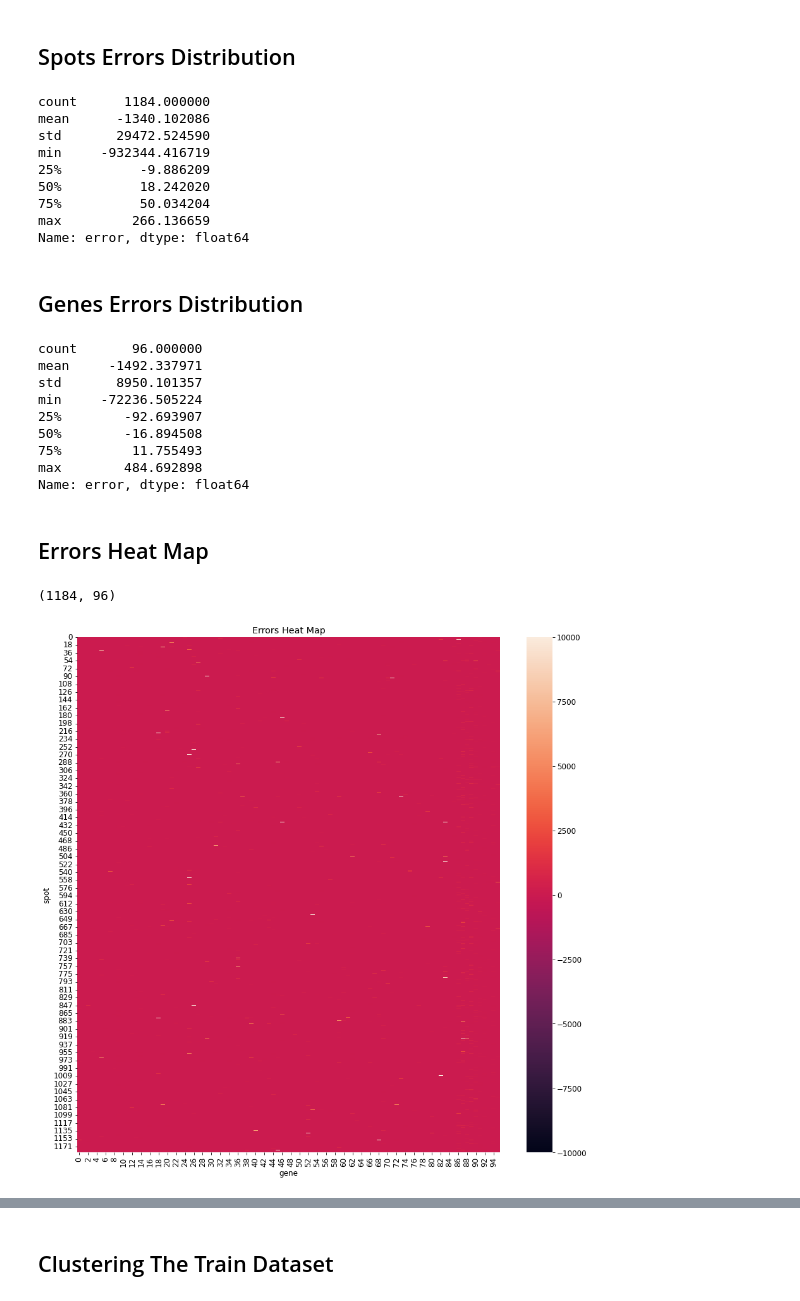
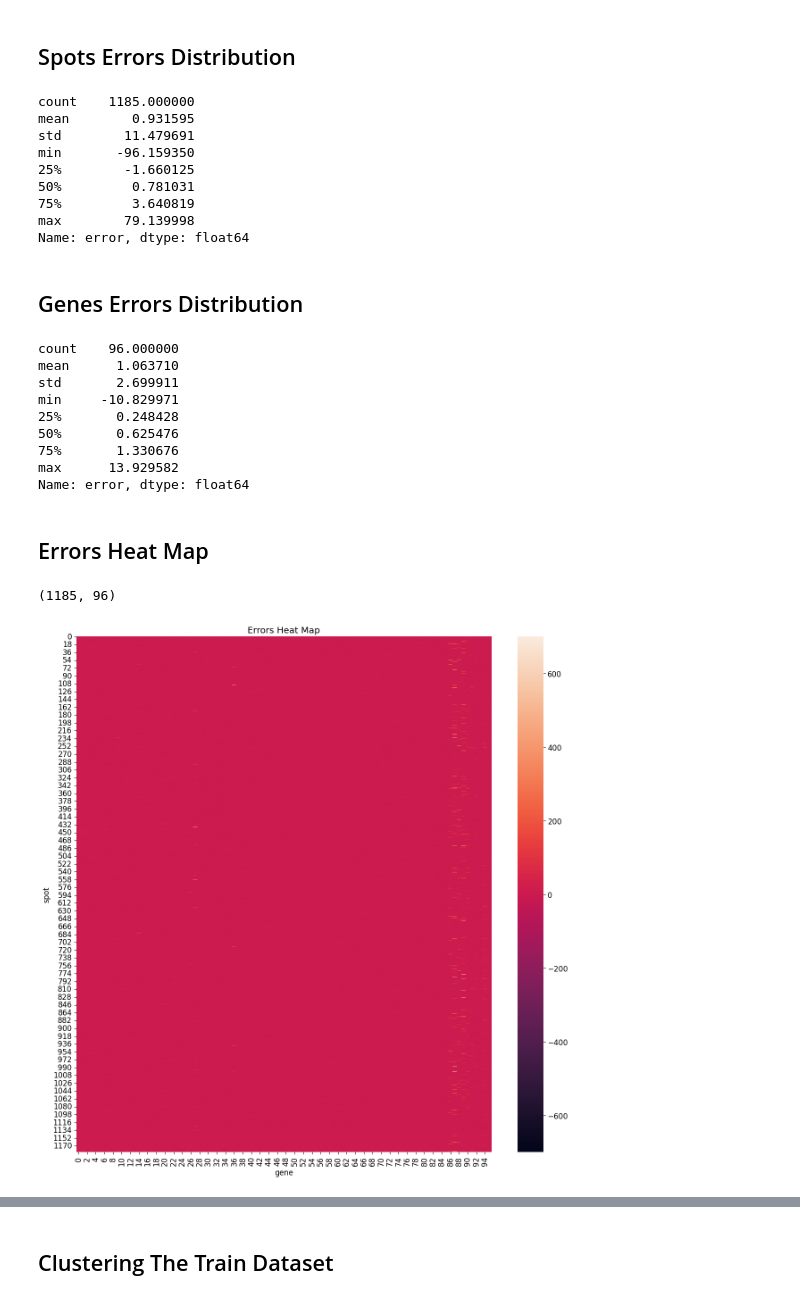
Before and after one commit to GuyAttia/MSC-Final-Project-ST, a Jupyter notebook: notebooks/Second Trial.ipynb, the cells around one changed output, grey strips where cells are left out. Saved outputs shown, nothing was run; the diff lists cells and outputs as text; code cells hidden in the pictures.

```diff
--- a/notebooks/Second Trial.ipynb
+++ b/notebooks/Second Trial.ipynb
@@ -217,9 +214,9 @@ dl_test_exp = dl_test
 # %%
 model_name='NMF'
 params = {
-    'learning_rate': 0.001,
+    'learning_rate': 0.1,
     'optimizer': "SGD",
-    'latent_dim': 10,
+    'latent_dim': 40,
     'batch_size': batch_size
 }
 # %%
@@ -227,8 +224,8 @@ model = get_model(model_name=model_name, params=params, dl_train=dl_train_exp)
 # %% [markdown]
 # Train Model
 # %%
-max_epochs = 5
-early_stopping = 4
+max_epochs = 300
+early_stopping = 15
 # %% [markdown]
 ## Load Optimizer
 # %%
@@ -339,33 +346,33 @@ Name: error, dtype: float64
 # %%
 spots_error_distribution(df_test_preds)
 # %% [output]
-count      1184.000000
-mean      -1340.102086
-std       29472.524590
-min     -932344.416719
-25%          -9.886209
-50%          18.242020
-75%          50.034204
-max         266.136659
+count    1185.000000
+mean        0.931595
+std        11.479691
+min       -96.159350
+25%        -1.660125
+50%         0.781031
+75%         3.640819
+max        79.139998
 Name: error, dtype: float64
 # %% [markdown]
 ## Genes Errors Distribution
 # %%
 genes_error_distribution(df_test_preds)
 # %% [output]
-count       96.000000
-mean     -1492.337971
-std       8950.101357
-min     -72236.505224
-25%        -92.693907
-50%        -16.894508
-75%         11.755493
-max        484.692898
+count    96.000000
+mean      1.063710
+std       2.699911
+min     -10.829971
+25%       0.248428
+50%       0.625476
+75%       1.330676
+max      13.929582
 Name: error, dtype: float64
 # %% [markdown]
 ## Errors Heat Map
 # %%
-error_heat_map(df_test_preds, vmin=-10000, vmax=10000)
+error_heat_map(df_test_preds, vmin=-700, vmax=700)
 # %% [output]
-(1184, 96)
+(1185, 96)
-[figure, old version]
+[figure, new version]
```
Also changed, not shown: parts of 16 cells of this notebook, 7 other files.
